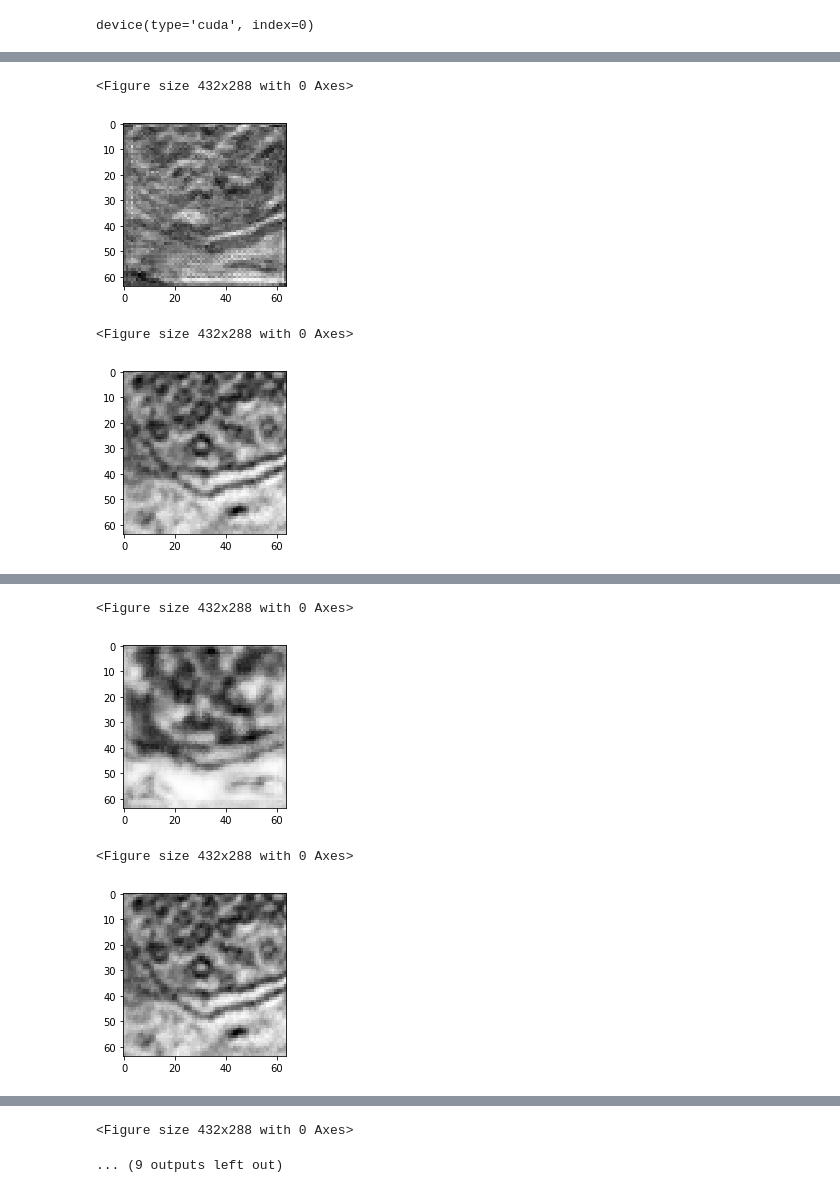
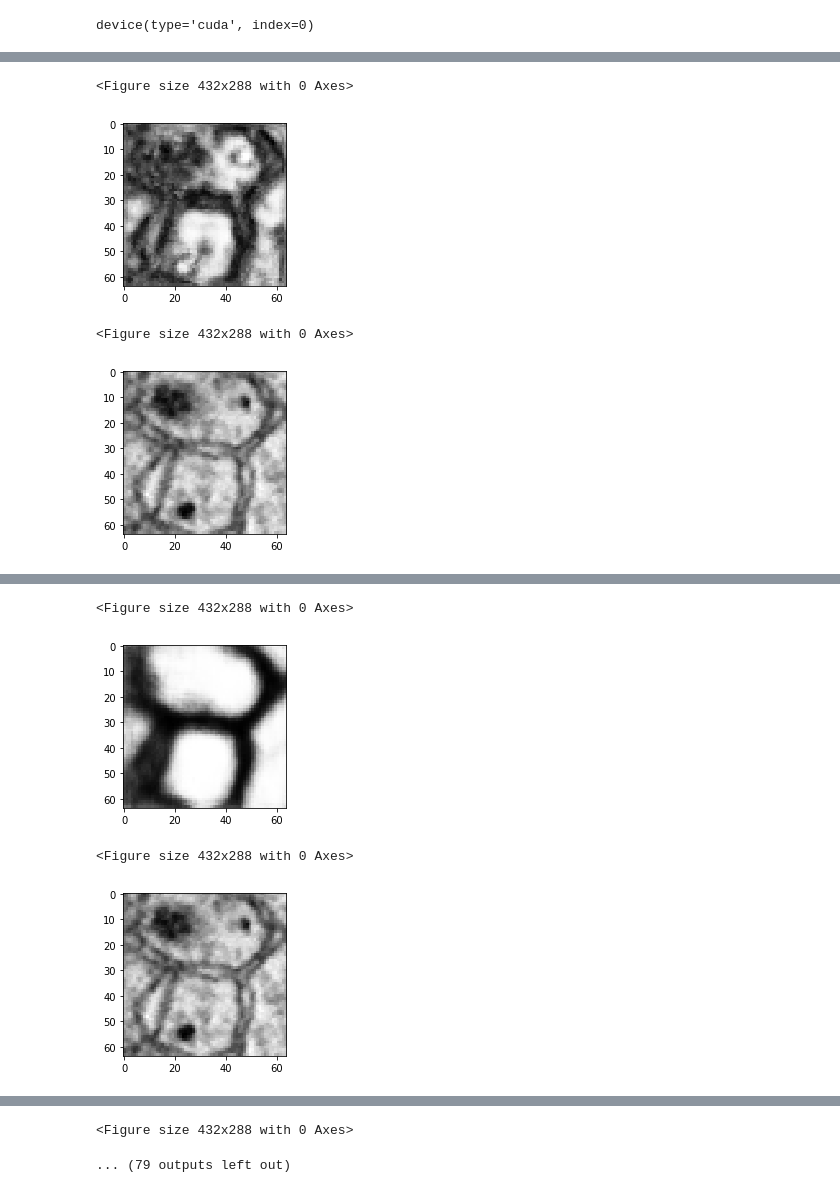
Before and after one commit to tony-mtz/3d_segmentation, a Jupyter notebook: scratch paper.ipynb, the cells around one changed output, grey strips where cells are left out. Saved outputs shown, nothing was run; the diff lists cells and outputs as text; code cells hidden in the pictures.

```diff
--- a/scratch paper.ipynb
+++ b/scratch paper.ipynb
@@ -36,7 +36,7 @@ path = 'data/'
 img = imread(path+'train-input.tif')
 # label = imread(path+'new_labels_.tif')
 label3 = imread(path+'new_labels_3x3_f.tif')
-label2 = imread(path+'new_labels_2x2_f.tif')
+label2 = imread(path+'new_labels_2x2.tif')
 (img.shape, label3.shape, label2.shape)
 # %% [output]
 ((100, 1024, 1024), (100, 1024, 1024), (100, 1024, 1024))
@@ -113,7 +112,7 @@ neuron_dataset_val = Neuron_dataset(X_val,
                                       masks=Y_val,
                                       transform=False)
 
-batch_size = 64
+batch_size = 32
 
 train_loader = torch.utils.data.DataLoader(dataset=neuron_dataset_train,
                                            batch_size=batch_size,
@@ -266,18 +310,18 @@ test_net(
 )
 # %%
 criterion = nn.BCEWithLogitsLoss()
-learning_rate = 0.001
+learning_rate = 0.01
 
 optimizer = torch.optim.Adam(model.parameters(), lr=learning_rate, eps=.1)
 
 
 scheduler = torch.optim.lr_scheduler.MultiStepLR(optimizer=optimizer,
-                                                 milestones=[400,800,1000,1500],
+                                                 milestones=[100,200,400],
                                                  gamma=0.1)
-epochs = 2000
+epochs = 600
 # %%
-save_bst = 'experiments/test_elem_add/temp_best.pth'
-save_last = 'experiments/test_elem_add/temp_2000.pth'
+save_bst = 'experiments/unet_res//temp_best.pth'
+save_last = 'experiments/unet_res/temp_600.pth'
 hist = train_loop(train_loader,val_loader, model,optimizer,scheduler,criterion,
                  save_bst,save_last, epochs, loop_img)
 # %% [output]
@@ -288,5 +332,5 @@ NEW BEST Loss: 0.667877372354269 ........old best:99999
 <Figure size 432x288 with 0 Axes>
-[figure, old version]
+[figure, new version]
 <Figure size 432x288 with 0 Axes>
-[figure, old version]
+[figure, new version]
 EPOCH:  2
@@ -309,5 +353,5 @@ Validation loss:..... 0.42729064356535673
 <Figure size 432x288 with 0 Axes>
-[figure, old version]
+[figure, new version]
 <Figure size 432x288 with 0 Axes>
-[figure, old version]
+[figure, new version]
 EPOCH:  22
@@ -330,2 +374,2 @@ Validation loss:..... 0.36571982968598604
 <Figure size 432x288 with 0 Axes>
-... (9 outputs left out)
+... (79 outputs left out)
```
Also changed, not shown: parts of 8 cells of this notebook, 3 other files.
